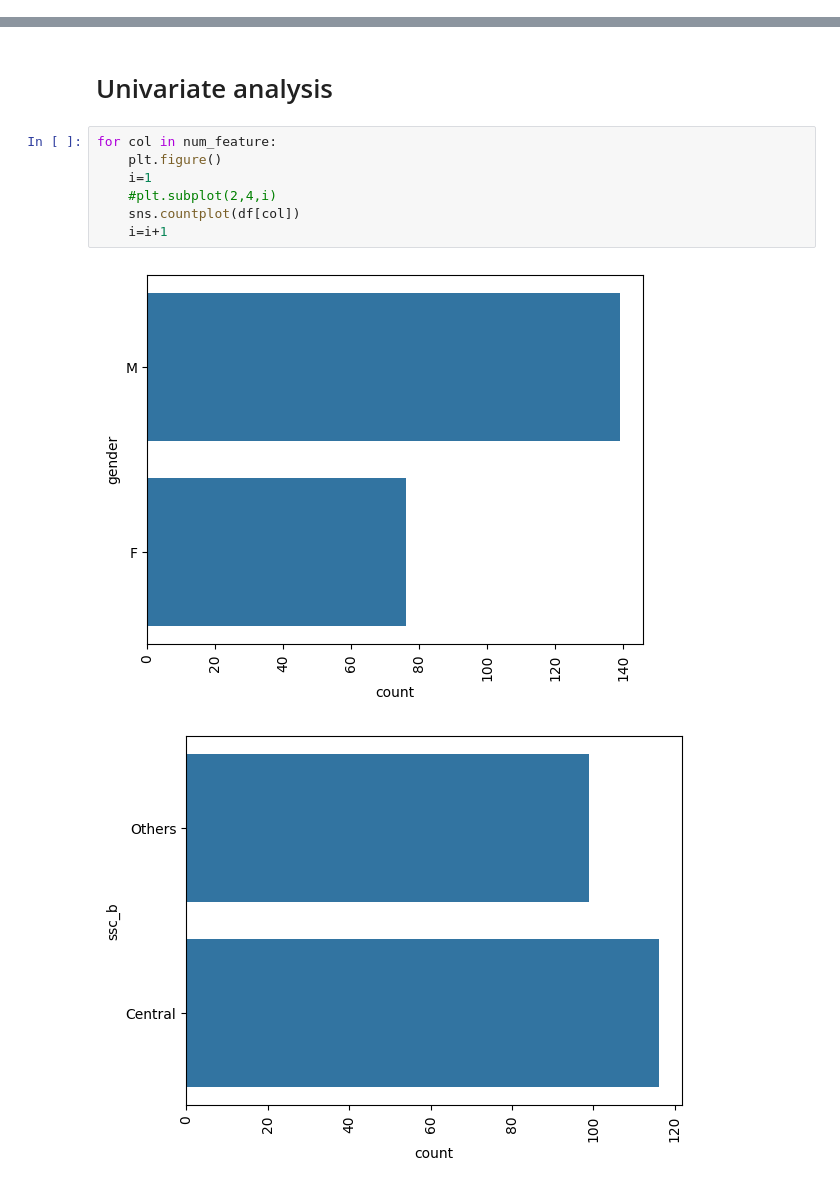
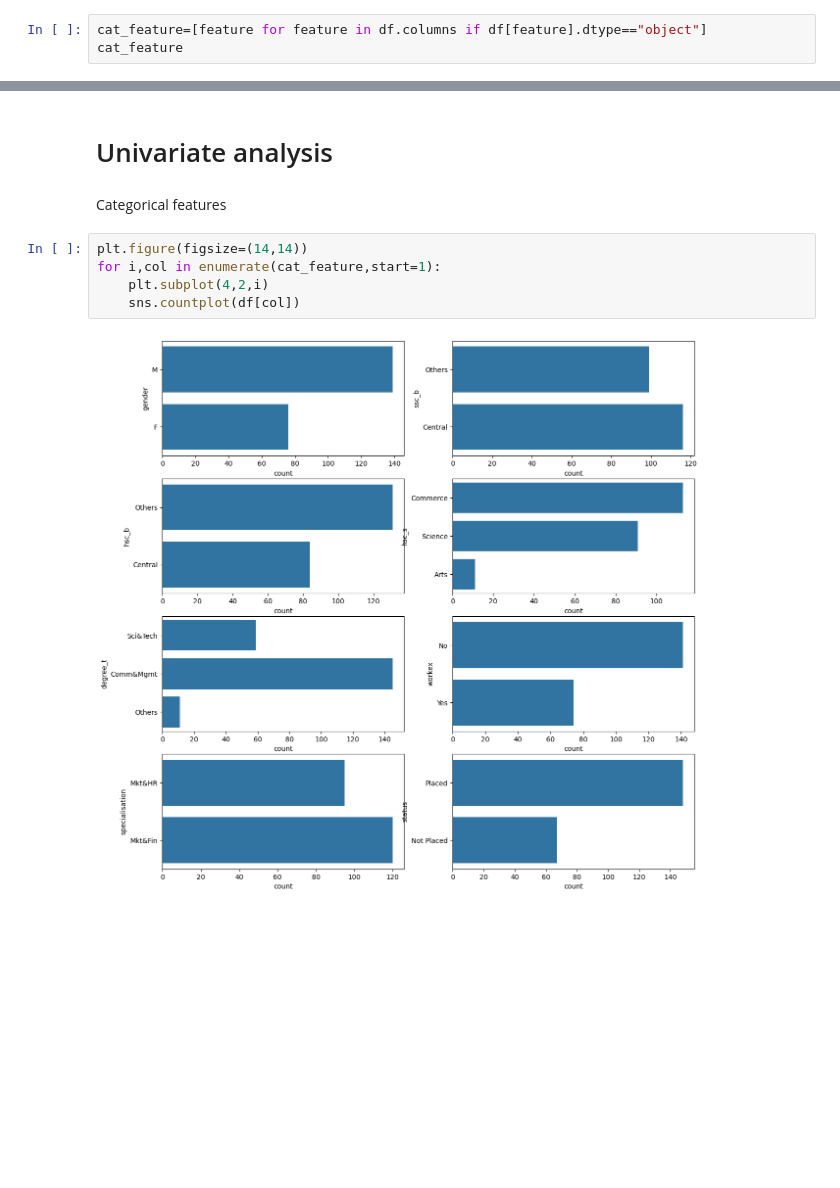
Before and after one commit to snehuvarbhe/Learn_basics_of_machine_learning, a Jupyter notebook: DAY4_univariate_analysis/EDA.ipynb, the cells around one changed output, grey strips where cells are left out. Drawn from its saved outputs; the diff is of its cells as text; blank space fills up the shorter version.

```diff
--- a/DAY4_univariate_analysis/EDA.ipynb
+++ b/DAY4_univariate_analysis/EDA.ipynb
@@ -71,3 +71,6 @@ df.dropna()
 | 212 | M | 67.00 | Others | 67.00 | Others | Commerce | 73.00 | Comm&Mgmt | Yes | 59.0 | ... |
 | 213 | F | 74.00 | Others | 66.00 | Others | Commerce | 58.00 | Comm&Mgmt | No | 70.0 | ... |
 148 rows × 14 columns
+# %%
+cat_feature=[feature for feature in df.columns if df[feature].dtype=="object"]
+cat_feature
@@ -86,12 +91,11 @@ num_feature
 # %% [markdown]
 # Univariate analysis
+# %% [markdown]
+Categorical features
 # %%
-for col in num_feature:
-    plt.figure()
-    i=1
-    #plt.subplot(2,4,i)
+plt.figure(figsize=(14,14))
+for i,col in enumerate(cat_feature,start=1):
+    plt.subplot(4,2,i)
     sns.countplot(df[col])
-    i=i+1
 # %% [output]
-[figure, old version]
+[figure, new version]
-[figure, removed]
```
Also changed, not shown: parts of 5 cells of this notebook.
